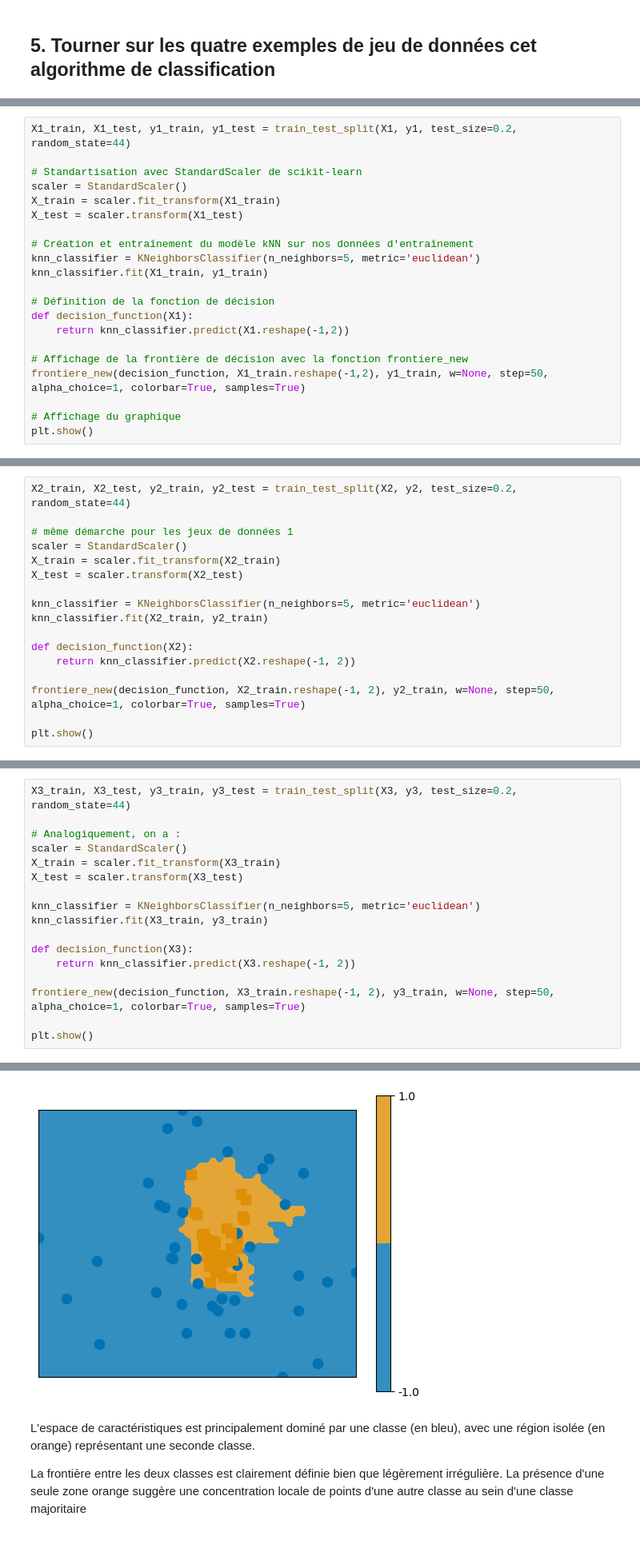
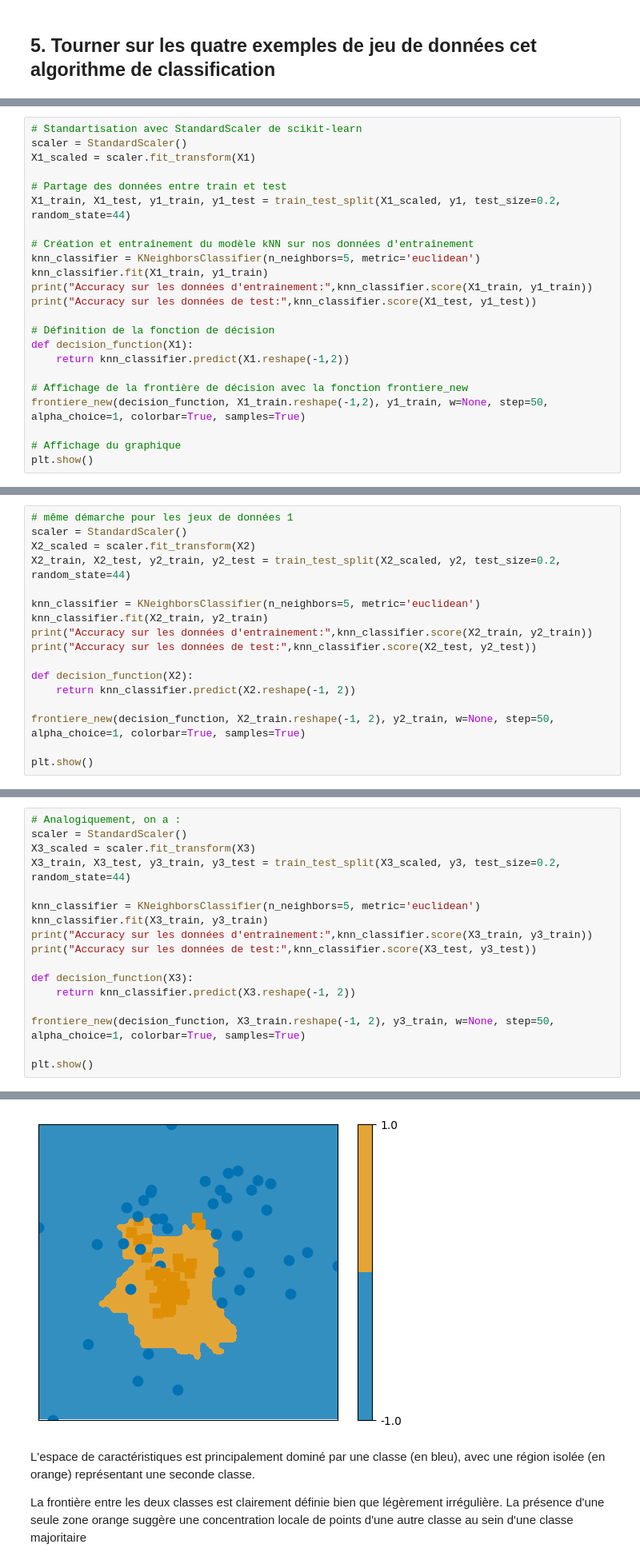
Before and after one commit to MitaTelecom/KNN_final, a Jupyter notebook: KNN/Travail principal.ipynb, the cells around one changed output, grey strips where cells are left out. Shown: that part at 80% size. Drawn from its saved outputs; the diff is of its cells as text.

```diff
--- a/KNN/Travail principal.ipynb
+++ b/KNN/Travail principal.ipynb
@@ -249,14 +258,16 @@ On a un taux d'accuracy de 81,33% pour les deux méthodes de KNN (celle que nous
 # %%
-X1_train, X1_test, y1_train, y1_test = train_test_split(X1, y1, test_size=0.2, random_state=44)
-
 # Standartisation avec StandardScaler de scikit-learn
 scaler = StandardScaler()
-X_train = scaler.fit_transform(X1_train)
-X_test = scaler.transform(X1_test)
+X1_scaled = scaler.fit_transform(X1)
+
+# Partage des données entre train et test
+X1_train, X1_test, y1_train, y1_test = train_test_split(X1_scaled, y1, test_size=0.2, random_state=44)
 
 # Création et entraînement du modèle kNN sur nos données d'entraînement
 knn_classifier = KNeighborsClassifier(n_neighbors=5, metric='euclidean')
 knn_classifier.fit(X1_train, y1_train)
+print("Accuracy sur les données d'entrainement:",knn_classifier.score(X1_train, y1_train))
+print("Accuracy sur les données de test:",knn_classifier.score(X1_test, y1_test))
 
 # Définition de la fonction de décision
 def decision_function(X1):
@@ -276,13 +289,13 @@ Les données sont bien séparées par le classificateur, avec une frontière rel
 # %%
-X2_train, X2_test, y2_train, y2_test = train_test_split(X2, y2, test_size=0.2, random_state=44)
-
 # même démarche pour les jeux de données 1
 scaler = StandardScaler()
-X_train = scaler.fit_transform(X2_train)
-X_test = scaler.transform(X2_test)
+X2_scaled = scaler.fit_transform(X2)
+X2_train, X2_test, y2_train, y2_test = train_test_split(X2_scaled, y2, test_size=0.2, random_state=44)
 
 knn_classifier = KNeighborsClassifier(n_neighbors=5, metric='euclidean')
 knn_classifier.fit(X2_train, y2_train)
+print("Accuracy sur les données d'entrainement:",knn_classifier.score(X2_train, y2_train))
+print("Accuracy sur les données de test:",knn_classifier.score(X2_test, y2_test))
 
 def decision_function(X2):
     return knn_classifier.predict(X2.reshape(-1, 2))
@@ -299,13 +316,13 @@ C'est comme dans les deux labels, on peut voir ici une nette discrimination mais
 # %%
-X3_train, X3_test, y3_train, y3_test = train_test_split(X3, y3, test_size=0.2, random_state=44)
-
 # Analogiquement, on a :
 scaler = StandardScaler()
-X_train = scaler.fit_transform(X3_train)
-X_test = scaler.transform(X3_test)
+X3_scaled = scaler.fit_transform(X3)
+X3_train, X3_test, y3_train, y3_test = train_test_split(X3_scaled, y3, test_size=0.2, random_state=44)
 
 knn_classifier = KNeighborsClassifier(n_neighbors=5, metric='euclidean')
 knn_classifier.fit(X3_train, y3_train)
+print("Accuracy sur les données d'entrainement:",knn_classifier.score(X3_train, y3_train))
+print("Accuracy sur les données de test:",knn_classifier.score(X3_test, y3_test))
 
 def decision_function(X3):
     return knn_classifier.predict(X3.reshape(-1, 2))
@@ -317,4 +336,4 @@ plt.show()
-[figure, old version]
+[figure, new version]
 # %% [markdown]
 L'espace de caractéristiques est principalement dominé par une classe (en bleu), avec une région isolée (en orange) représentant une seconde classe.
 
```
Also changed, not shown: parts of 18 cells of this notebook, 1 other file.
